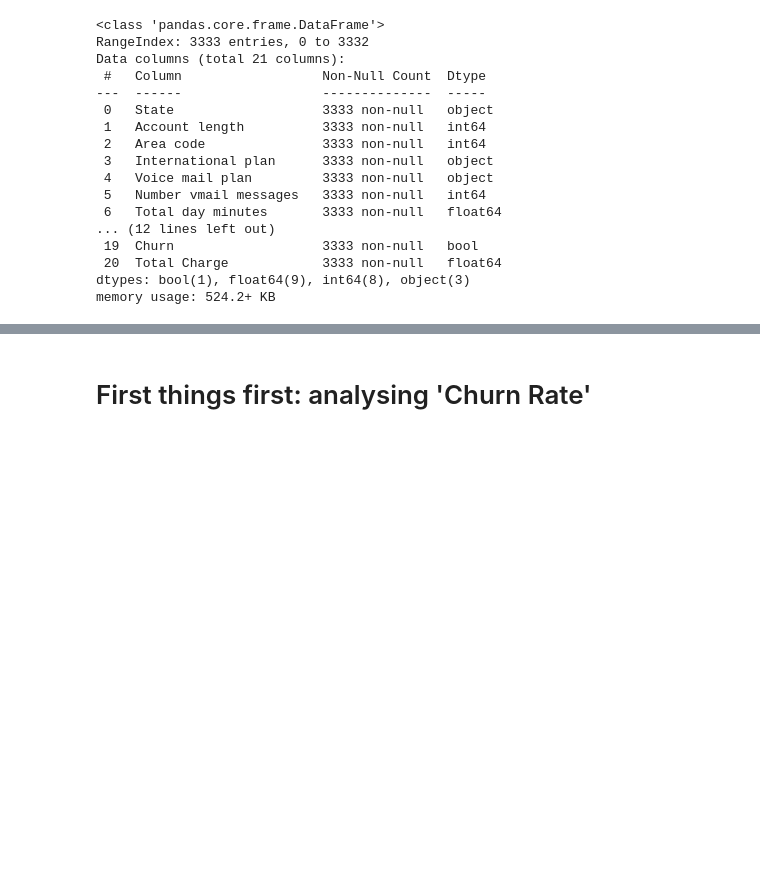
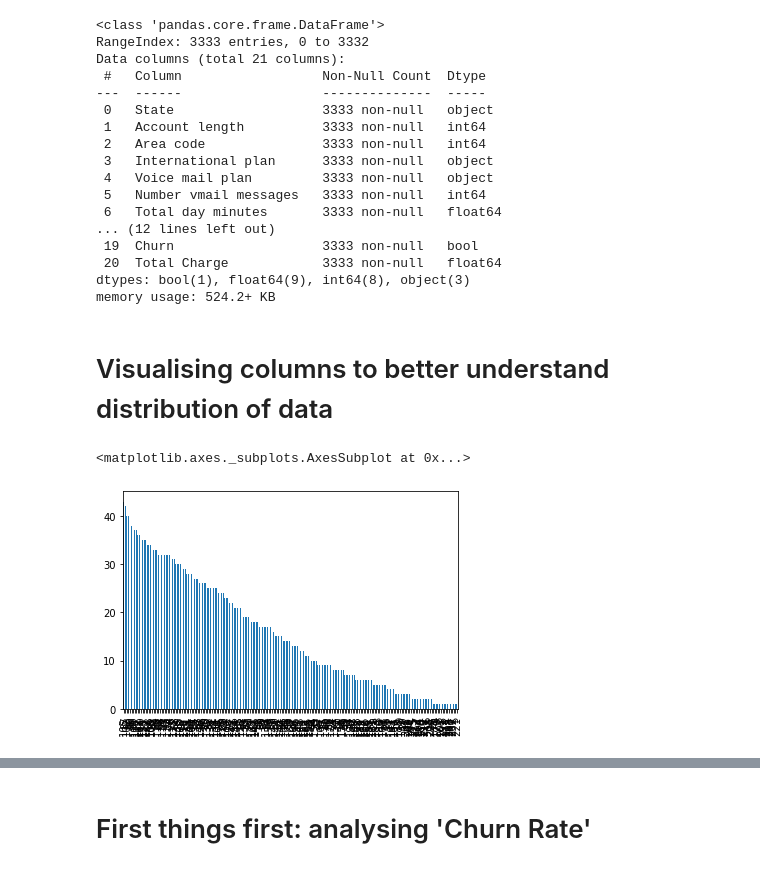
Before and after one commit to Vagueken/Customer-Churn-Analysis, a Jupyter notebook: Karan_Malhotra_Telecom_Churn_Analysis_Capstone_Project.ipynb, the cells around one changed output, grey strips where cells are left out. Saved outputs shown, nothing was run; the diff lists cells and outputs as text; code cells hidden in the pictures; blank space fills up the shorter version.

```diff
--- a/Karan_Malhotra_Telecom_Churn_Analysis_Capstone_Project.ipynb
+++ b/Karan_Malhotra_Telecom_Churn_Analysis_Capstone_Project.ipynb
@@ -174,3 +188,10 @@ Data columns (total 21 columns):
  20  Total Charge            3333 non-null   float64
 dtypes: bool(1), float64(9), int64(8), object(3)
 memory usage: 524.2+ KB
+# %% [markdown]
+# Visualising columns to better understand distribution of data
+# %%
+pd.value_counts(df['Account length']).plot(kind="bar")
+# %% [output]
+<matplotlib.axes._subplots.AxesSubplot at 0x...>
+[figure, added]
```
Also changed, not shown: parts of 24 cells of this notebook.
